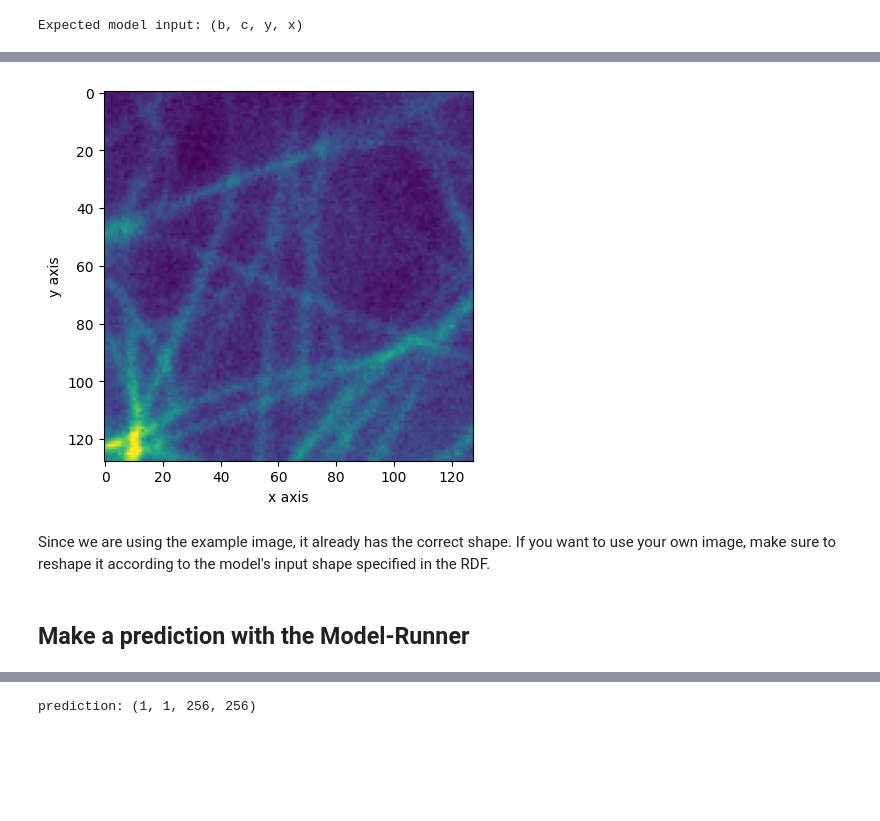
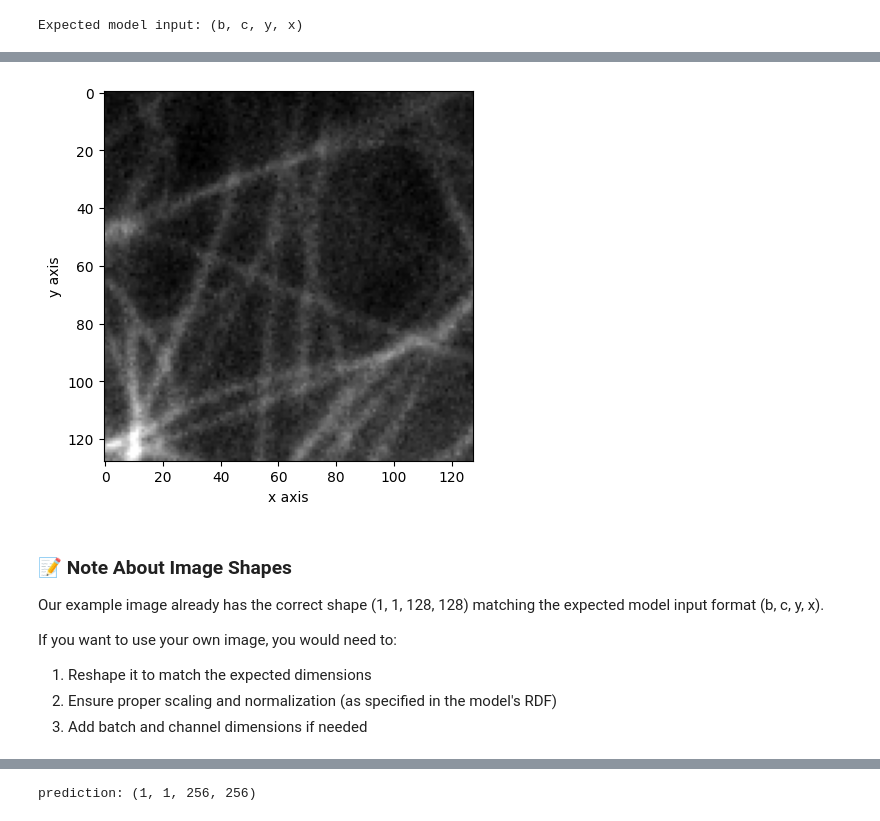
Before and after one commit to aicell-lab/bioengine-worker, a Jupyter notebook: bioengine_apps/model_runner/tutorial_model_runner.ipynb, the cells around one changed output, grey strips where cells are left out. Saved outputs shown, nothing was run; the diff lists cells and outputs as text; code cells hidden in the pictures; blank space fills up the shorter version.

Commit message:
improve model runner tutorial

```diff
--- a/bioengine_apps/model_runner/tutorial_model_runner.ipynb
+++ b/bioengine_apps/model_runner/tutorial_model_runner.ipynb
@@ -64,4 +108,2 @@ A public BioEngine Model-Runner application is available with the service ID `bi
 # %%
-PUBLIC_MODEL_RUNNER_SERVICE_ID = "bioimage-io/model-runner"
-
-model_runner = await server.get_service(PUBLIC_MODEL_RUNNER_SERVICE_ID)
+MODEL_RUNNER_SERVICE_ID = "bioimage-io/model-runner"
@@ -116,10 +162,9 @@ while status != "RUNNING":
     status = model_runner_status["status"]
     if status == "RUNNING":
         print("✅ Model-Runner is ready to use!", " " * 20)
-        private_model_runner_service_id = model_runner_status["service_ids"][0][
+        MODEL_RUNNER_SERVICE_ID = model_runner_status["service_ids"][0][
             "websocket_service_id"
         ]
-        model_runner = await server.get_service(private_model_runner_service_id)
     else:
         waiting_dots = "." * iterations + " " * (5 - iterations)
         print(
@@ -138,0 +193,2 @@ The RDF is a JSON object that describes the model's inputs, outputs, and other m
+# %%
+MODEL_RUNNER = await server.get_service(MODEL_RUNNER_SERVICE_ID)
@@ -143,5 +271,5 @@ MODEL_ID
 # %%
-model_rdf = await model_runner.get_model_rdf(model_id=MODEL_ID)
+model_rdf = await MODEL_RUNNER.get_model_rdf(model_id=MODEL_ID)
 
 print(json.dumps(model_rdf, indent=4))
 # %% [output]
@@ -211,27 +423,32 @@ Let's visualize the example image provided with the model and validate that the
 # %%
 # Display the image using matplotlib
 # Find the indices for x and y axes
 display_slice = []
 y_label = None
 x_label = None
 for axis_name in axis_names:
     if axis_name == "x" or axis_name == "y":
         display_slice.append(slice(None))  # Use full slice for x and y axes
         if y_label is None:
             y_label = f"{axis_name} axis"
         elif x_label is None:
             x_label = f"{axis_name} axis"
     else:
         display_slice.append(0)  # Use index 0 for other axes
 display_slice = tuple(display_slice)
 
-plt.imshow(image[display_slice])
+plt.imshow(image[display_slice], cmap="gray")
 plt.xlabel(x_label)
 plt.ylabel(y_label)
 plt.show()
 # %% [output]
-[figure, old version]
+[figure, new version]
-# %% [markdown]
-Since we are using the example image, it already has the correct shape. If you want to use your own image, make sure to reshape it according to the model's input shape specified in the RDF.
-# %% [markdown]
-## Make a prediction with the Model-Runner
+# %% [markdown]
+### 📝 Note About Image Shapes
+
+Our example image already has the correct shape (1, 1, 128, 128) matching the expected model input format (b, c, y, x).
+
+If you want to use your own image, you would need to:
+1. Reshape it to match the expected dimensions
+2. Ensure proper scaling and normalization (as specified in the model's RDF)
+3. Add batch and channel dimensions if needed
```
Also changed, not shown: parts of 39 cells of this notebook.
